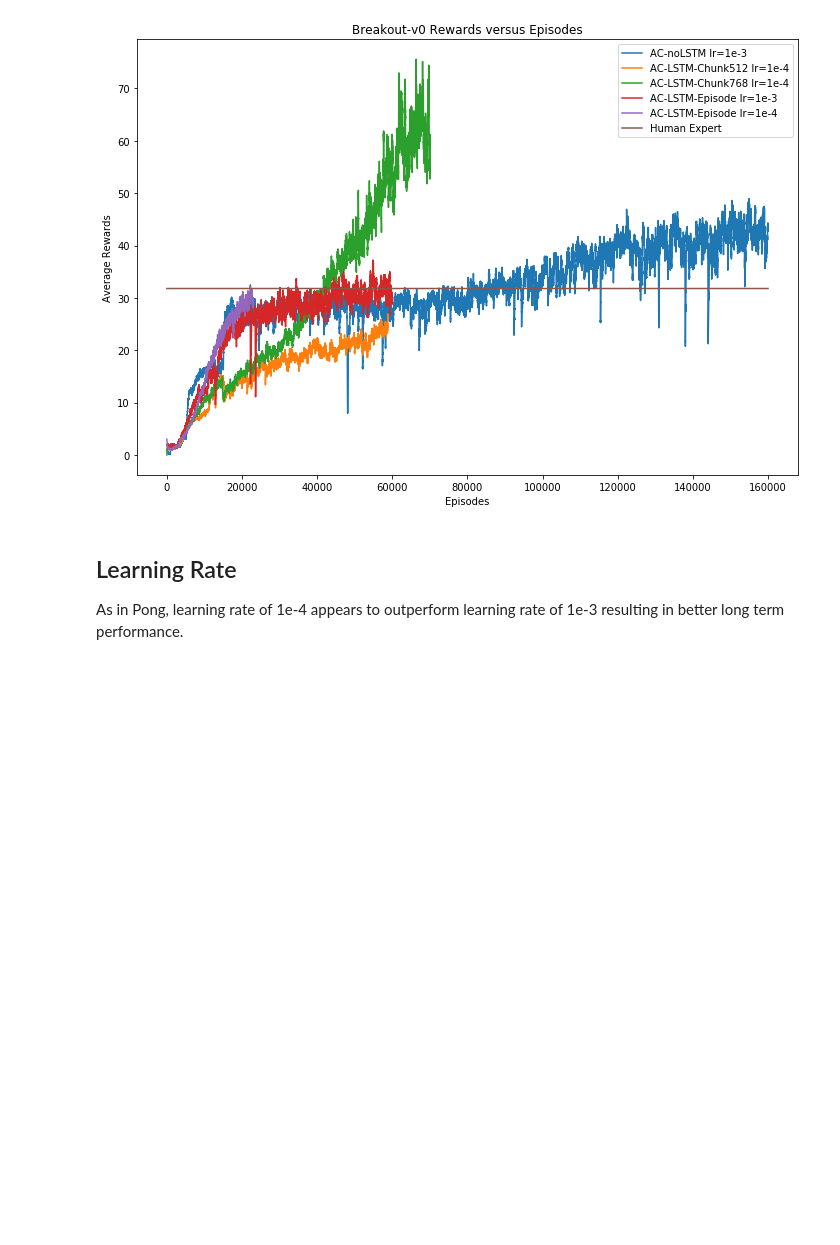
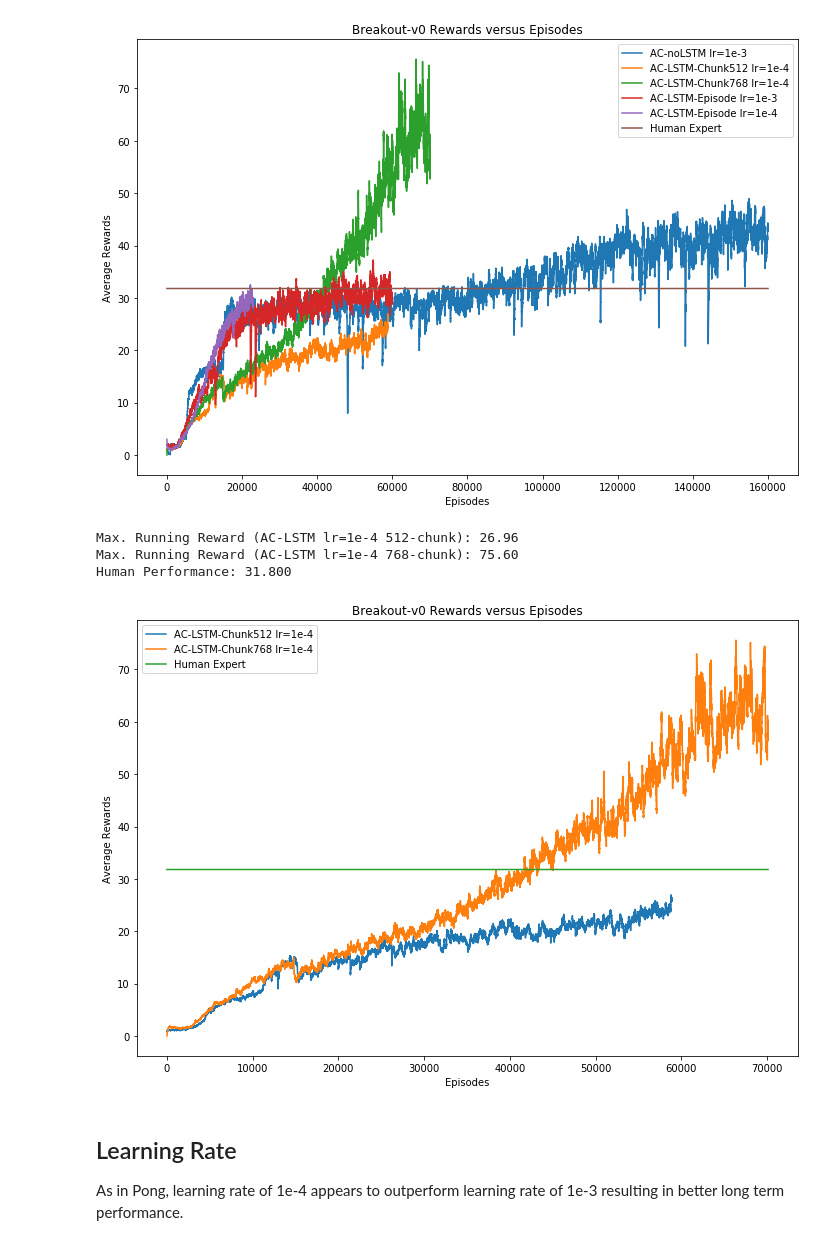
Before and after one commit to LUKELIEM/actor-critic, a Jupyter notebook: AC-LSTM.ipynb, the cells around one changed output. Cells and saved outputs as stored; diff of their text form; code cells hidden in the pictures; blank space fills up the shorter version.

```diff
--- a/AC-LSTM.ipynb
+++ b/AC-LSTM.ipynb
@@ -628,6 +629,49 @@ Max. Running Reward (AC-LSTM lr=1e-3): 37.20
 Max. Running Reward (AC-LSTM lr=1e-4): 32.52
 Human Performance: 31.800
 [figure]
+# %%
+human_scores = {'Asteroids-v0': 13157,
+                'Breakout-v0': 31.8,
+                'Pong-v0': 9.3,
+                'SpaceInvaders-v0': 1652,
+                }
+
+game = 'Breakout-v0'
+data_file = './results/acl-batch_Breakout-v0_cs_512.p'.format(game)
+
+with open(data_file, 'rb') as f:
+    data_1 = pickle.load(f)
+
+data_file = './results/acl-batch_Breakout-v0_cs_768.p'.format(game)
+
+with open(data_file, 'rb') as f:
+    data_2 = pickle.load(f)
+
+
+print('Max. Running Reward (AC-LSTM lr=1e-4 512-chunk): {:.2f}'.format(max(data_1)))
+print('Max. Running Reward (AC-LSTM lr=1e-4 768-chunk): {:.2f}'.format(max(data_2)))
+print('Human Performance: {:.3f}'.format(human_scores[game]))
+
+human = [human_scores[game] for _ in range(len(data_2))]
+
+plt.figure(figsize=(10, 7))
+plt.plot(data_1, label='AC-LSTM-Chunk512 lr=1e-4')
+plt.plot(data_2, label='AC-LSTM-Chunk768 lr=1e-4')
+
+plt.plot(human, label='Human Expert')
+plt.title('{} Rewards versus Episodes'.format(game))
+plt.xlabel('Episodes')
+plt.ylabel('Average Rewards')
+plt.legend()
+plt.tight_layout()
+
+plt.savefig("./plots/TBPTT-Chunksizes-Breakout.png")
+plt.show()
+# %% [output]
+Max. Running Reward (AC-LSTM lr=1e-4 512-chunk): 26.96
+Max. Running Reward (AC-LSTM lr=1e-4 768-chunk): 75.60
+Human Performance: 31.800
+[figure, added]
 # %% [markdown]
 ## Learning Rate
 
```
Also changed, not shown: parts of 3 cells of this notebook, 5 other files.
